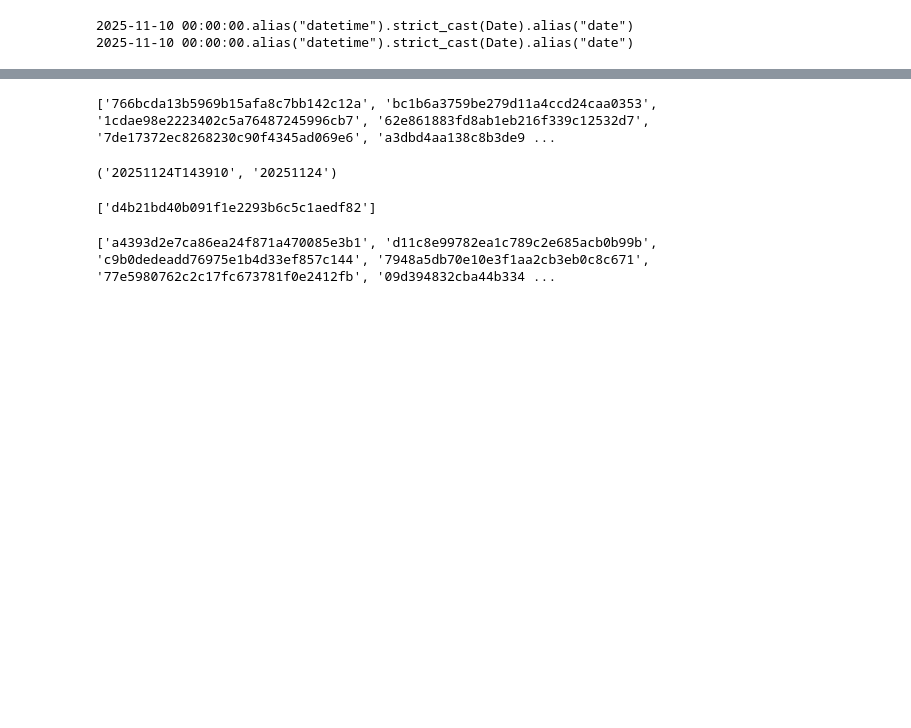
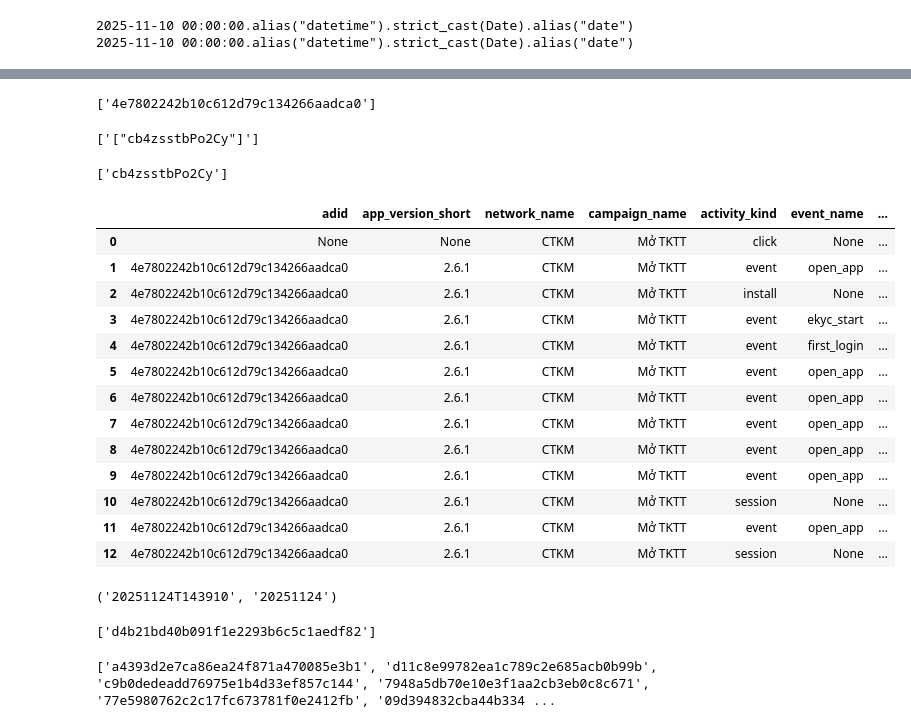
Before and after one commit to HieuNguyenPhi/ADJ_JOBS, a Jupyter notebook: Adhoc.ipynb, the cells around one changed output, grey strips where cells are left out. Saved outputs shown, nothing was run; the diff lists cells and outputs as text; code cells hidden in the pictures; blank space fills up the shorter version.

```diff
--- a/Adhoc.ipynb
+++ b/Adhoc.ipynb
@@ -242,7 +254,7 @@ df = df.with_columns(
 # %%
 selected = ['adid','app_version_short','network_name','campaign_name','activity_kind', 'event_name', 'created_at_convert','created_at_convert_date','partner_parameters','cif','publisher_parameters','label', 'first_tracker','tracker_name', 'adgroup_name', 'creative_name']
 device_cols = [
-    'reftag',
+    'reftag','reftags',
     # 'app_version_short',
     'device_manufacturer',
     'city','country','country_subdivision',
@@ -254,7 +273,21 @@ cols = selected + device_cols
 # %%
+cif = '20434448'
 adids = df.filter(
-    pl.col.event_name.is_in(['ekyc_success','open_account_complete'])
+    (pl.col.cif == cif) | (pl.col.partner_parameters.str.contains(cif))
 ).select(pl.col.adid.unique()).collect(engine = 'streaming').to_pandas().adid.to_list()
 print(adids)
 # %% [output]
-['766bcda13b5969b15afa8c7bb142c12a', 'bc1b6a3759be279d11a4ccd24caa0353', '1cdae98e2223402c5a76487245996cb7', '62e861883fd8ab1eb216f339c12532d7', '7de17372ec8268230c90f4345ad069e6', 'a3dbd4aa138c8b3de9 ...
+['4e7802242b10c612d79c134266aadca0']
+# %%
+reftags = df.filter(
+    pl.col.adid.is_in(adids),
+    pl.col.activity_kind == 'install'
+).select(pl.col.reftags.unique()).collect(engine = 'streaming').to_pandas().reftags.to_list()
+print(reftags)
+# %% [output]
+['["cb4zsstbPo2Cy"]']
+# %%
+reftags = eval(reftags[0])
+reftags
+# %% [output]
+['cb4zsstbPo2Cy']
@@ -261,3 +297,23 @@ print(adids)
+# %%
+info_ = df.filter(
+    (pl.col.adid.is_in(adids))| (pl.col.reftag.is_in(reftags)) #| (pl.col.reftag == 'oPeMJb4H4fEiy')
+).select(cols).sort(['adid','created_at_convert']).collect(engine = 'streaming').to_pandas()
+info_
+# %% [output]
+|  | adid | app_version_short | network_name | campaign_name | activity_kind | event_name | ... |
+| 0 | None | None | CTKM | Mở TKTT | click | None | ... |
+| 1 | 4e7802242b10c612d79c134266aadca0 | 2.6.1 | CTKM | Mở TKTT | event | open_app | ... |
+| 2 | 4e7802242b10c612d79c134266aadca0 | 2.6.1 | CTKM | Mở TKTT | install | None | ... |
+| 3 | 4e7802242b10c612d79c134266aadca0 | 2.6.1 | CTKM | Mở TKTT | event | ekyc_start | ... |
+| 4 | 4e7802242b10c612d79c134266aadca0 | 2.6.1 | CTKM | Mở TKTT | event | first_login | ... |
+| 5 | 4e7802242b10c612d79c134266aadca0 | 2.6.1 | CTKM | Mở TKTT | event | open_app | ... |
+| 6 | 4e7802242b10c612d79c134266aadca0 | 2.6.1 | CTKM | Mở TKTT | event | open_app | ... |
+| 7 | 4e7802242b10c612d79c134266aadca0 | 2.6.1 | CTKM | Mở TKTT | event | open_app | ... |
+| 8 | 4e7802242b10c612d79c134266aadca0 | 2.6.1 | CTKM | Mở TKTT | event | open_app | ... |
+| 9 | 4e7802242b10c612d79c134266aadca0 | 2.6.1 | CTKM | Mở TKTT | event | open_app | ... |
+| 10 | 4e7802242b10c612d79c134266aadca0 | 2.6.1 | CTKM | Mở TKTT | session | None | ... |
+| 11 | 4e7802242b10c612d79c134266aadca0 | 2.6.1 | CTKM | Mở TKTT | event | open_app | ... |
+| 12 | 4e7802242b10c612d79c134266aadca0 | 2.6.1 | CTKM | Mở TKTT | session | None | ... |
 # %%
 from datetime import datetime, timezone, timedelta
 timezone_offset = 7.0
```
Also changed, not shown: parts of 7 cells of this notebook.
